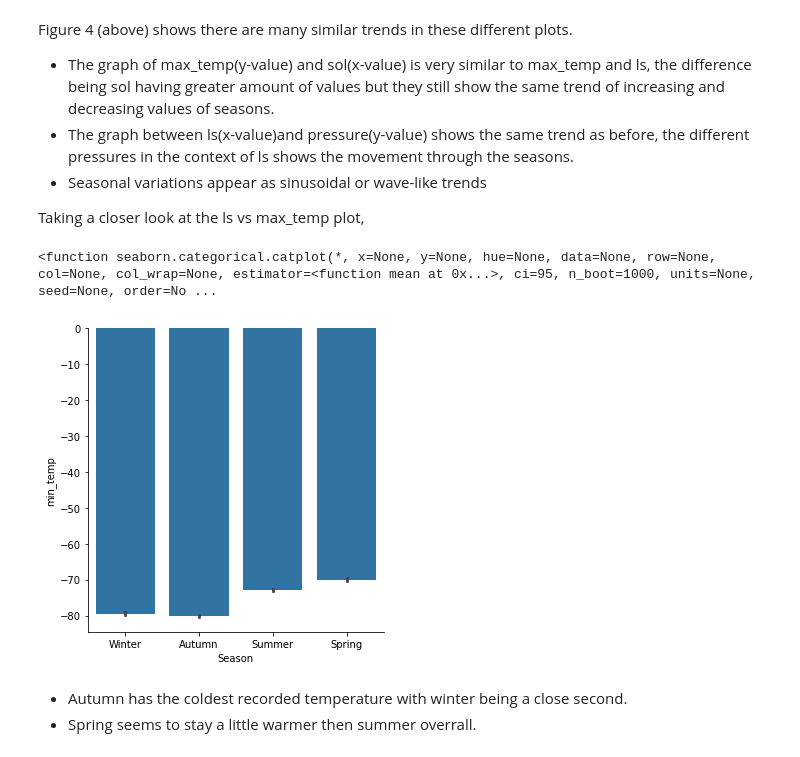
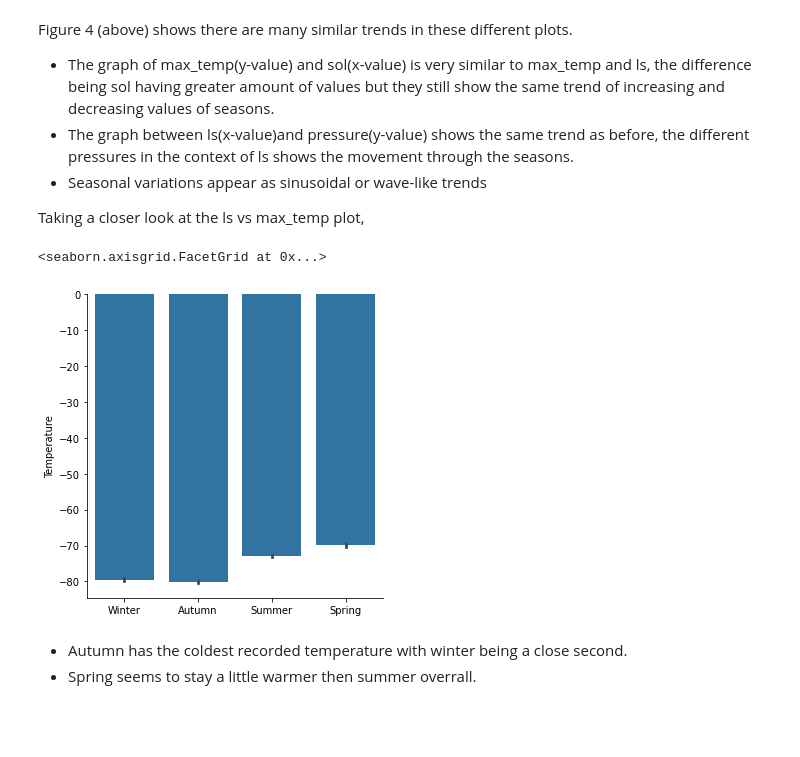
Before and after one commit to data301-2021-winter1/group15-project, a Jupyter notebook: notebooks/group_analysis.ipynb, the cells around one changed output. Drawn from its saved outputs; the diff is of its cells as text; code cells hidden in the pictures; blank space fills up the shorter version.

```diff
--- a/notebooks/group_analysis.ipynb
+++ b/notebooks/group_analysis.ipynb
@@ -121,11 +121,12 @@ Figure 4 (above) shows there are many similar trends in these different plots.
 Taking a closer look at the ls vs max_temp plot,
 # %%
 #Switch to violin or ridgeplot, add figure labels
-sns.catplot(x="Season",y="min_temp",data = dfp,kind ="bar",color="tab:blue")
+ax = sns.catplot(x="Season",y="min_temp",data = dfp,kind ="bar",color="tab:blue")
 sns.catplot
+ax.set(xlabel="", ylabel = "Temperature")
 # %% [output]
-<function seaborn.categorical.catplot(*, x=None, y=None, hue=None, data=None, row=None, col=None, col_wrap=None, estimator=<function mean at 0x...>, ci=95, n_boot=1000, units=None, seed=None, order=No ...
+<seaborn.axisgrid.FacetGrid at 0x...>
-[figure, old version]
+[figure, new version]
 # %% [markdown]
 - Autumn has the coldest recorded temperature with winter being a close second.
 - Spring seems to stay a little warmer then summer overrall.
```
Also changed, not shown: parts of 3 cells of this notebook.
